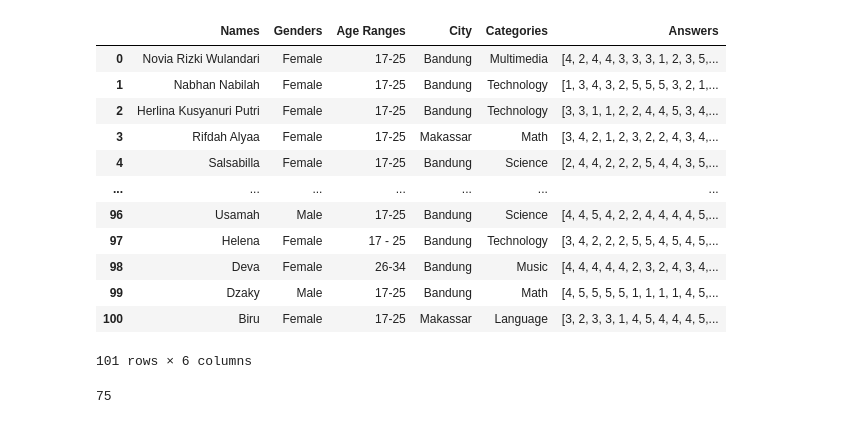
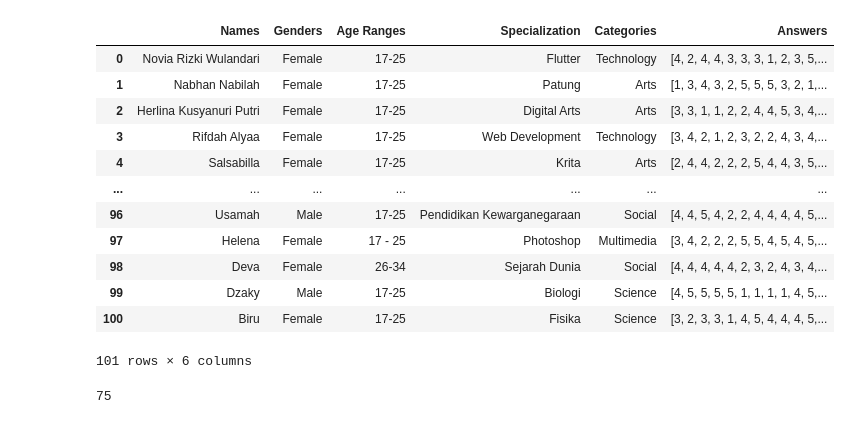
Before and after one commit to IhlasulMufti/Tutor-Matchmaking, a Jupyter notebook: cleaning_datasets.ipynb, the cells around one changed output. Saved outputs shown, nothing was run; the diff lists cells and outputs as text; code cells hidden in the pictures.

```diff
--- a/cleaning_datasets.ipynb
+++ b/cleaning_datasets.ipynb
@@ -2,22 +2,22 @@
 import pandas as pd
 import numpy as np
 # %%
-tutor_df = pd.read_csv('data/tutor-datasets.csv')
+tutor_df = pd.read_csv('data/tutor-datasets-remake.csv')
 
 tutor_df
 # %% [output]
-|  | Names | Genders | Age Ranges | City | Categories | Answers |
-| 0 | Novia Rizki Wulandari | Female | 17-25 | Bandung | Multimedia | [4, 2, 4, 4, 3, 3, 3, 1, 2, 3, 5,... |
-| 1 | Nabhan Nabilah | Female | 17-25 | Bandung | Technology | [1, 3, 4, 3, 2, 5, 5, 5, 3, 2, 1,... |
-| 2 | Herlina Kusyanuri Putri | Female | 17-25 | Bandung | Technology | [3, 3, 1, 1, 2, 2, 4, 4, 5, 3, 4,... |
-| 3 | Rifdah Alyaa | Female | 17-25 | Makassar | Math | [3, 4, 2, 1, 2, 3, 2, 2, 4, 3, 4,... |
-| 4 | Salsabilla | Female | 17-25 | Bandung | Science | [2, 4, 4, 2, 2, 2, 5, 4, 4, 3, 5,... |
+|  | Names | Genders | Age Ranges | Specialization | Categories | Answers |
+| 0 | Novia Rizki Wulandari | Female | 17-25 | Flutter | Technology | [4, 2, 4, 4, 3, 3, 3, 1, 2, 3, 5,... |
+| 1 | Nabhan Nabilah | Female | 17-25 | Patung | Arts | [1, 3, 4, 3, 2, 5, 5, 5, 3, 2, 1,... |
+| 2 | Herlina Kusyanuri Putri | Female | 17-25 | Digital Arts | Arts | [3, 3, 1, 1, 2, 2, 4, 4, 5, 3, 4,... |
+| 3 | Rifdah Alyaa | Female | 17-25 | Web Development | Technology | [3, 4, 2, 1, 2, 3, 2, 2, 4, 3, 4,... |
+| 4 | Salsabilla | Female | 17-25 | Krita | Arts | [2, 4, 4, 2, 2, 2, 5, 4, 4, 3, 5,... |
 | ... | ... | ... | ... | ... | ... | ... |
-| 96 | Usamah | Male | 17-25 | Bandung | Science | [4, 4, 5, 4, 2, 2, 4, 4, 4, 4, 5,... |
-| 97 | Helena | Female | 17 - 25 | Bandung | Technology | [3, 4, 2, 2, 2, 5, 5, 4, 5, 4, 5,... |
-| 98 | Deva | Female | 26-34 | Bandung | Music | [4, 4, 4, 4, 4, 2, 3, 2, 4, 3, 4,... |
-| 99 | Dzaky | Male | 17-25 | Bandung | Math | [4, 5, 5, 5, 5, 1, 1, 1, 1, 4, 5,... |
-| 100 | Biru | Female | 17-25 | Makassar | Language | [3, 2, 3, 3, 1, 4, 5, 4, 4, 4, 5,... |
+| 96 | Usamah | Male | 17-25 | Pendidikan Kewarganegaraan | Social | [4, 4, 5, 4, 2, 2, 4, 4, 4, 4, 5,... |
+| 97 | Helena | Female | 17 - 25 | Photoshop | Multimedia | [3, 4, 2, 2, 2, 5, 5, 4, 5, 4, 5,... |
+| 98 | Deva | Female | 26-34 | Sejarah Dunia | Social | [4, 4, 4, 4, 4, 2, 3, 2, 4, 3, 4,... |
+| 99 | Dzaky | Male | 17-25 | Biologi | Science | [4, 5, 5, 5, 5, 1, 1, 1, 1, 4, 5,... |
+| 100 | Biru | Female | 17-25 | Fisika | Science | [3, 2, 3, 3, 1, 4, 5, 4, 4, 4, 5,... |
 101 rows × 6 columns
 # %%
 len(tutor_df['Answers'][0])
```
Also changed, not shown: parts of 11 cells of this notebook, 17 other files.
